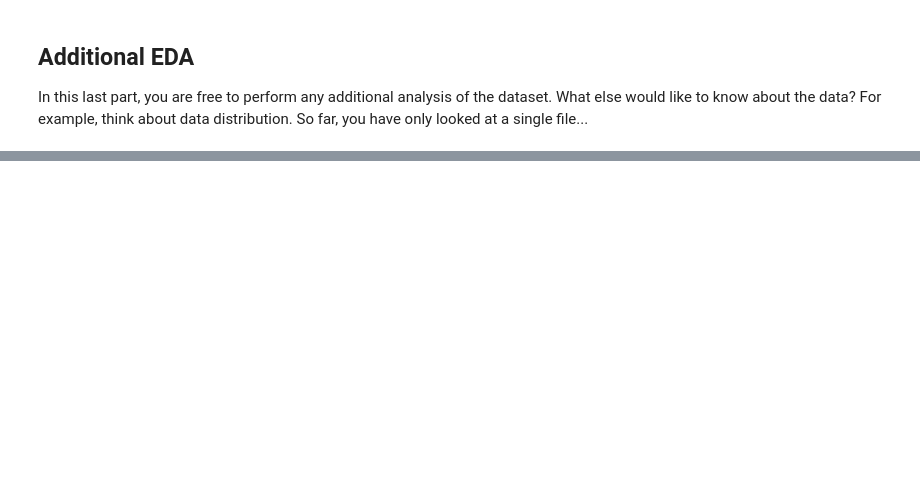
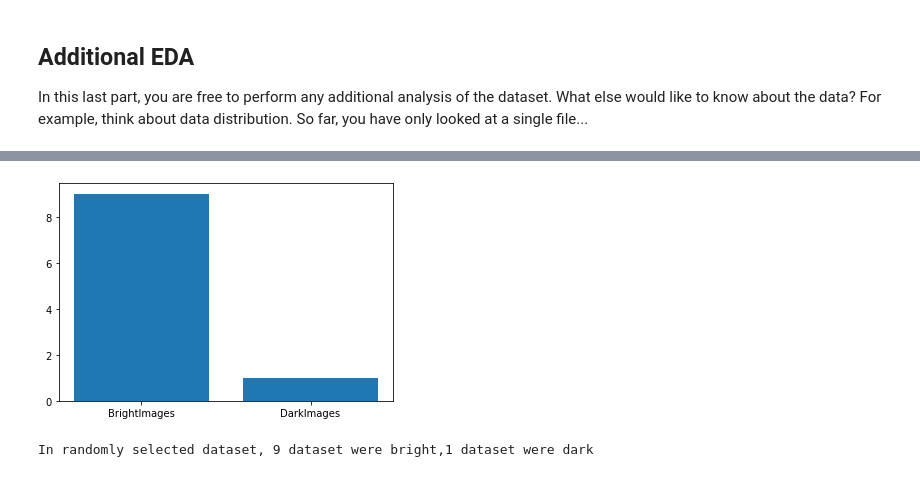
Before and after one commit to Abhishek2011992/SDC-P1, a Jupyter notebook: Exploratory Data Analysis.ipynb, the cells around one changed output, grey strips where cells are left out. Cells and saved outputs as stored; diff of their text form; code cells hidden in the pictures; blank space fills up the shorter version.

```diff
--- a/Exploratory Data Analysis.ipynb
+++ b/Exploratory Data Analysis.ipynb
@@ -93,0 +169,29 @@ For example, think about data distribution. So far, you have only looked at a si
+# %%
+def display_bright_images_count(batch):
+    fig, ax = plt.subplots(nrows = 1, ncols=1)
+    day_image = 0
+    night_image =0
+    for index, plotdata in enumerate(batch):
+        img = plotdata['image'].numpy()
+        R, G, B = img[..., 0]/255, img[..., 1]/255, img[..., 2]/255
+        B_list = B.flatten().tolist()
+        B_average_in_image = sum(B_list) / len(B_list)
+        if B_average_in_image<0.2:
+            night_image = night_image+1
+        else:
+            day_image = day_image+1
+
+    ax.bar(["BrightImages", "DarkImages"],[day_image,night_image])
+
+    plt.show()
+    plt.close(fig)
+
+    return day_image , night_image
+# %%
+c1, c2= display_bright_images_count(random_pick)
+print("In randomly selected dataset, \
+{} dataset were bright,\
+{} dataset were dark".format(c1,c2))
+# %% [output]
+[figure, added]
+In randomly selected dataset, 9 dataset were bright,1 dataset were dark
```
Also changed, not shown: parts of 8 cells of this notebook, 1 other file.
